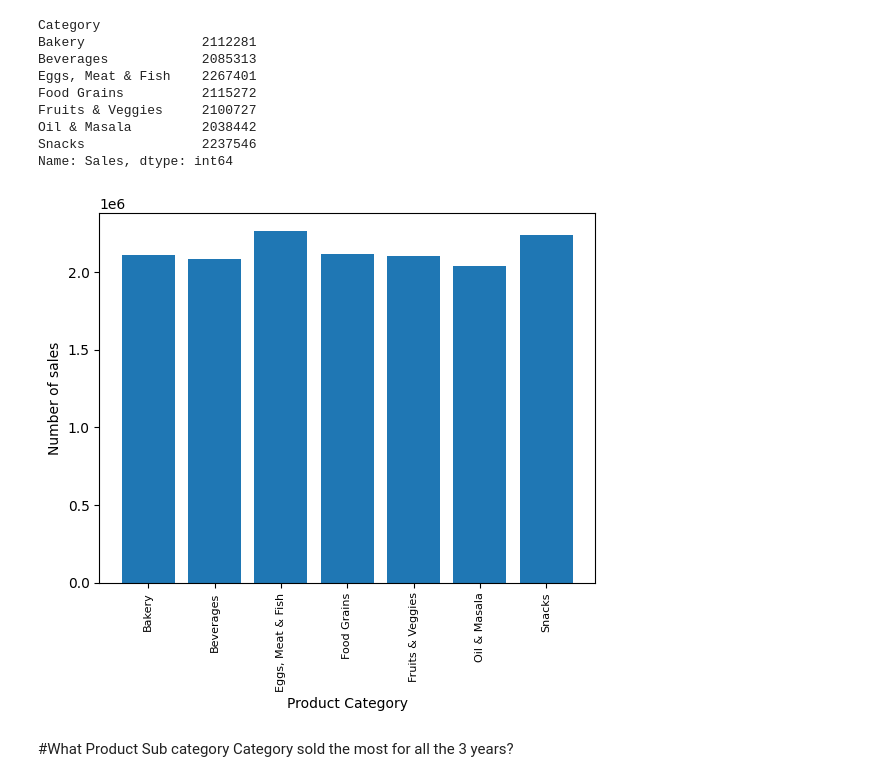
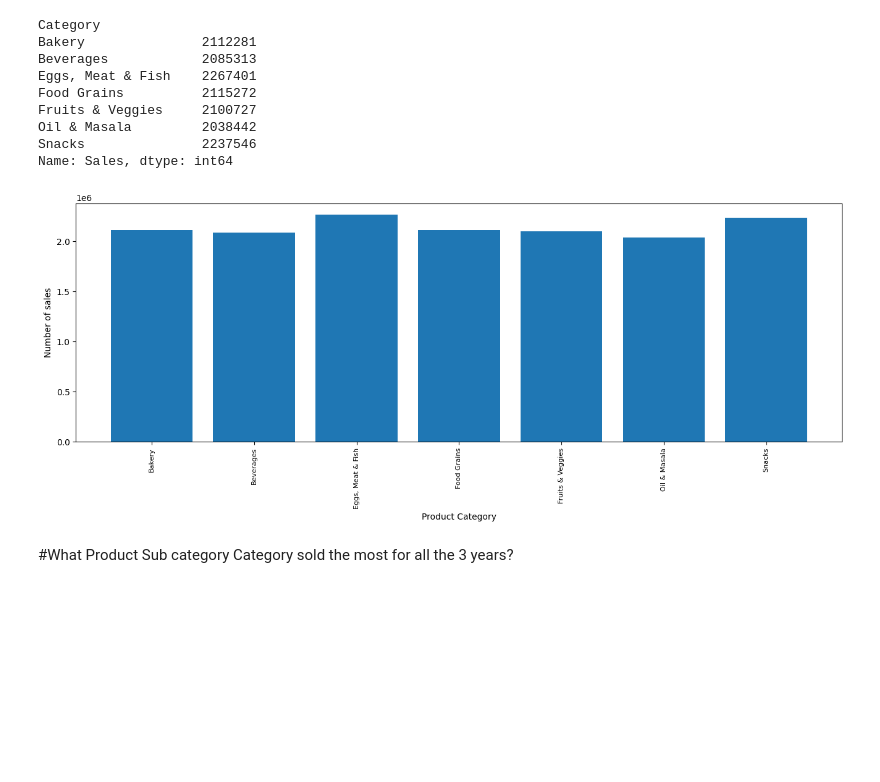
Before and after one commit to wandieinnocents/sales_analysis_pyhon_thesis_v3, a Jupyter notebook: v3_A_MULTIMODAL_ML_FRAMEWORK_FOR_BUSINESS_PERFORMANCE_ANALYSIS_Research_progress_v3.ipynb, the cells around one changed output. Saved outputs shown, nothing was run; the diff lists cells and outputs as text; code cells hidden in the pictures; blank space fills up the shorter version.

Commit message:
Increasing size of bar plot width

```diff
--- a/v3_A_MULTIMODAL_ML_FRAMEWORK_FOR_BUSINESS_PERFORMANCE_ANALYSIS_Research_progress_v3.ipynb
+++ b/v3_A_MULTIMODAL_ML_FRAMEWORK_FOR_BUSINESS_PERFORMANCE_ANALYSIS_Research_progress_v3.ipynb
@@ -139,14 +139,15 @@ Name: Sales, dtype: int64
 # %%
 # vizualizing the dataset for product sales
 products = [product for product, df in product_category]
 
+plt.figure(figsize=(16,5))
 plt.bar(products, product_category_sales)
 plt.ylabel('Number of sales')
 plt.xlabel('Product Category')
 plt.xticks(products, rotation='vertical', size=8)
 plt.show()
 # %% [output]
-[figure, old version]
+[figure, new version]
 # %% [markdown]
 #What Product Sub category Category sold the most for all the 3 years?
 # %%
```
Also changed, not shown: parts of 22 cells of this notebook.
